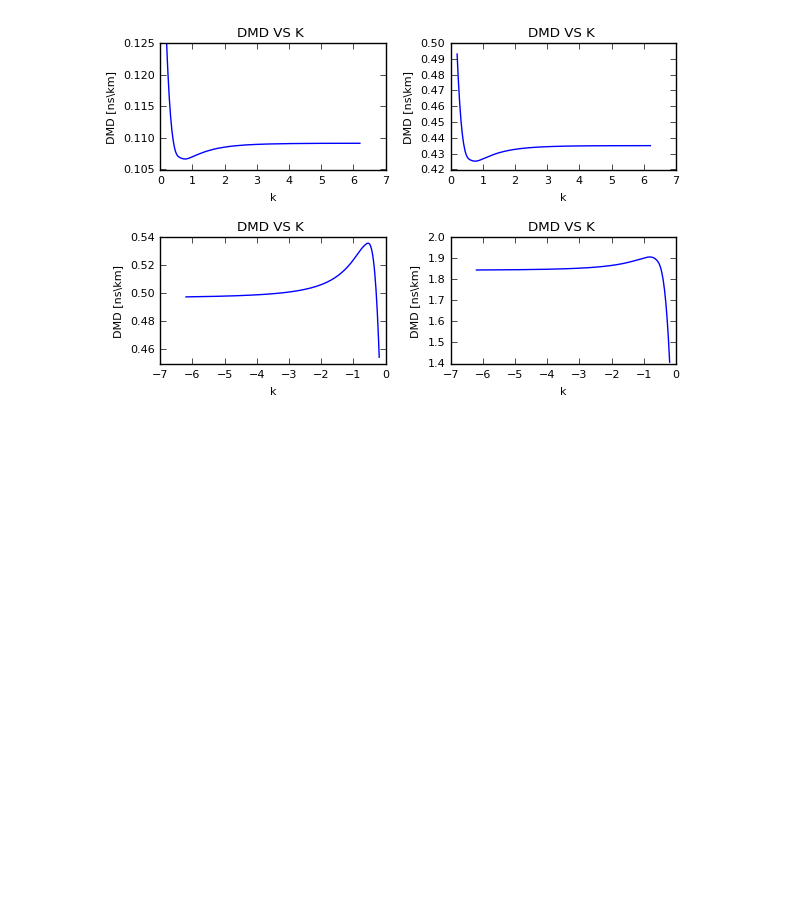
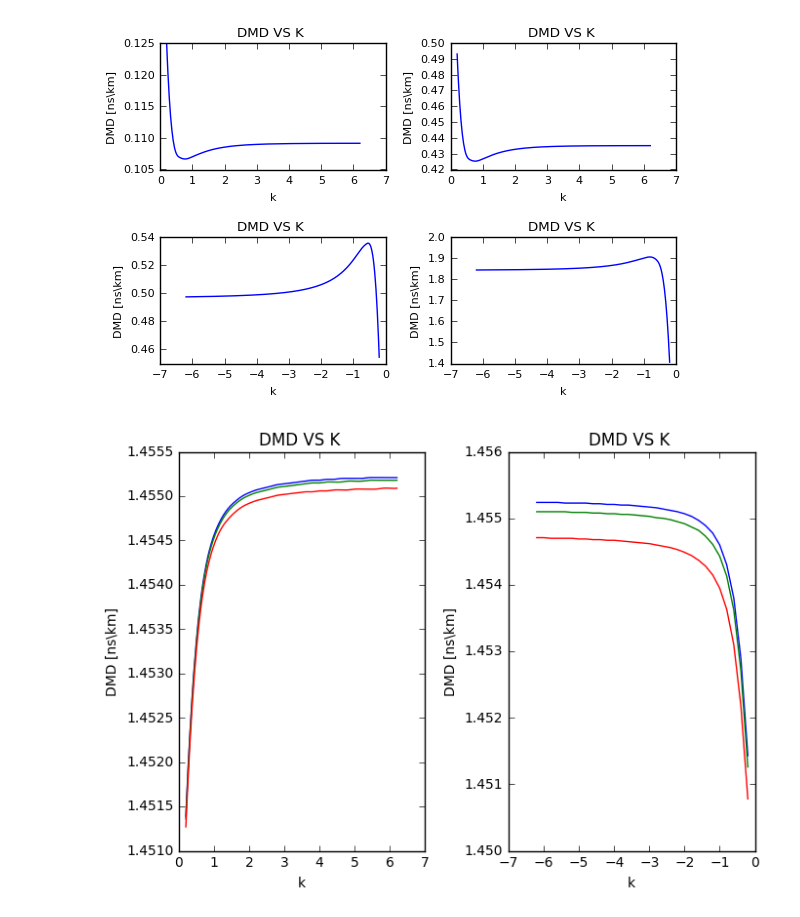
Before and after one commit to fakabbir/Few-Mode-Fiber, a Jupyter notebook: design1/Des_plot.ipynb, the cells around one changed output. Saved outputs shown, nothing was run; the diff lists cells and outputs as text; code cells hidden in the pictures; blank space fills up the shorter version.

Commit message:
plot n_eff with improved grarphics

```diff
--- a/design1/Des_plot.ipynb
+++ b/design1/Des_plot.ipynb
@@ -74,35 +75,44 @@ plt.show()
 # %% [output]
 [figure]
 # %%
+plt.figure(figsize=(7,5))
+y_formatter = matplotlib.ticker.ScalarFormatter(useOffset=False)
+
 neff0 = np.genfromtxt('neff_01.txt',delimiter=' ')
 neff1 = np.genfromtxt('neff_11.txt',delimiter=' ')
 neff2 = np.genfromtxt('neff_21.txt',delimiter=' ')
 #splie fit
 neff0_smooth=spline(x1pos,neff0,x1pos_smooth)
 neff1_smooth=spline(x1pos,neff1,x1pos_smooth)
 neff2_smooth=spline(x1pos,neff2,x1pos_smooth)
 
-plt.subplot(2,2,3)
+plt.subplot(1,2,1)
 plt.plot(x1pos_smooth,neff0_smooth)
 plt.plot(x1pos_smooth,neff1_smooth)
 plt.plot(x1pos_smooth,neff2_smooth)
 plt.xlabel("k")
 plt.ylabel("DMD [ns\km]")
 plt.title("DMD VS K ")
-
+plt.gca().yaxis.set_major_formatter(y_formatter)
+#plt.show()
 ###########
 neff0neg = np.genfromtxt('neff_01neg.txt',delimiter=' ')
 neff1neg = np.genfromtxt('neff_11neg.txt',delimiter=' ')
 neff2neg = np.genfromtxt('neff_21neg.txt',delimiter=' ')
 #splie fit
-neff0_smooth=spline(x1pos,neff0,x1neg_smooth)
-neff1_smooth=spline(x1pos,neff1,x1neg_smooth)
-neff2_smooth=spline(x1pos,neff2,x1neg_smooth)
+neff0neg_smooth=spline(x1pos,neff0,x1neg_smooth)
+neff1neg_smooth=spline(x1pos,neff1,x1neg_smooth)
+neff2neg_smooth=spline(x1pos,neff2,x1neg_smooth)
 
-plt.subplot(2,2,3)
-plt.plot(x1neg_smooth,neff0neg_smooth)
-plt.plot(x1pos_smooth,neff1neg_smooth)
-plt.plot(x1pos_smooth,neff1neg_smooth)
+plt.subplot(1,2,2)
+plt.plot(x1neg,neff0neg)
+plt.plot(x1neg,neff1neg)
+plt.plot(x1neg,neff2neg)
 plt.xlabel("k")
 plt.ylabel("DMD [ns\km]")
 plt.title("DMD VS K ")
+plt.gca().yaxis.set_major_formatter(y_formatter)
+plt.tight_layout()
+plt.show()
+# %% [output]
+[figure, added]
```
Also changed, not shown: parts of 1 cell of this notebook, 1 other file.
